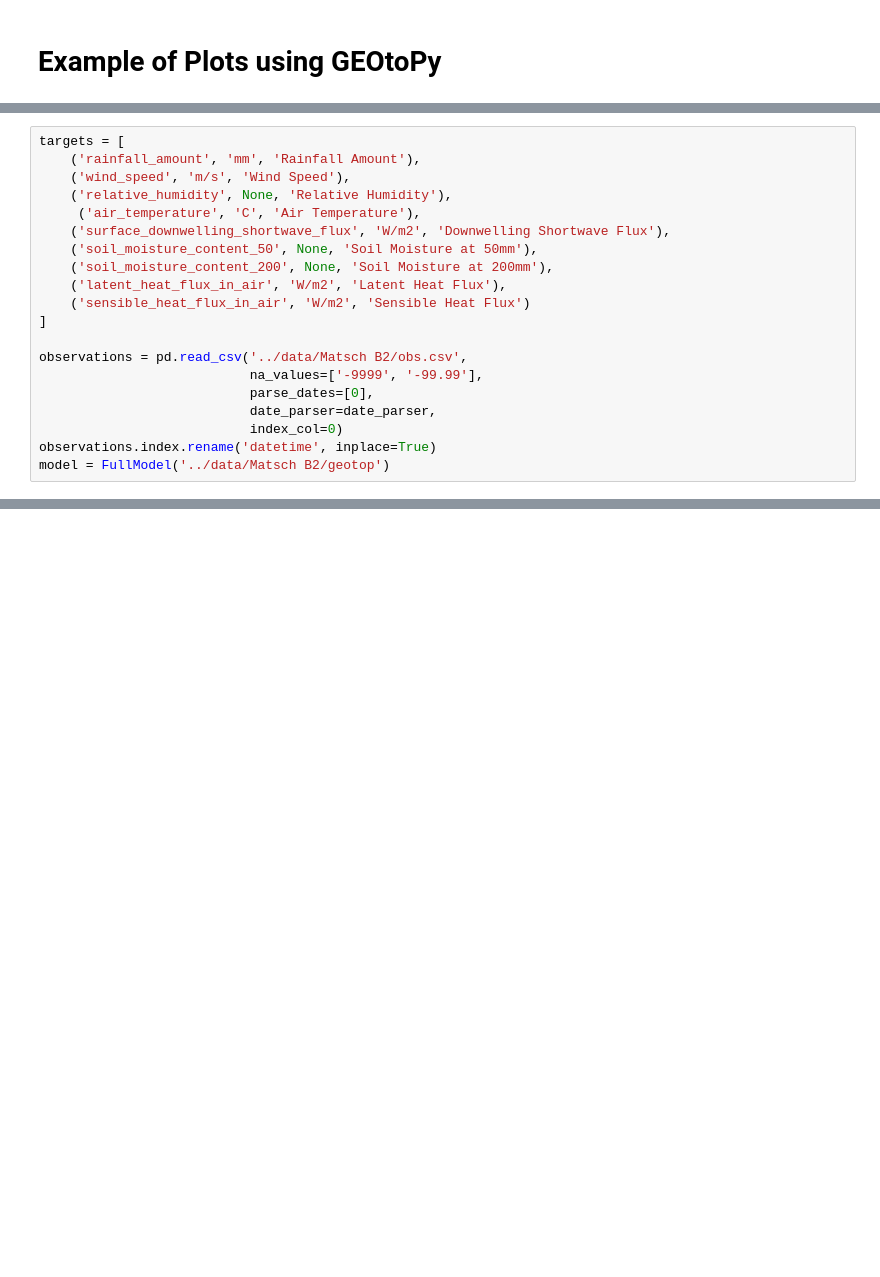
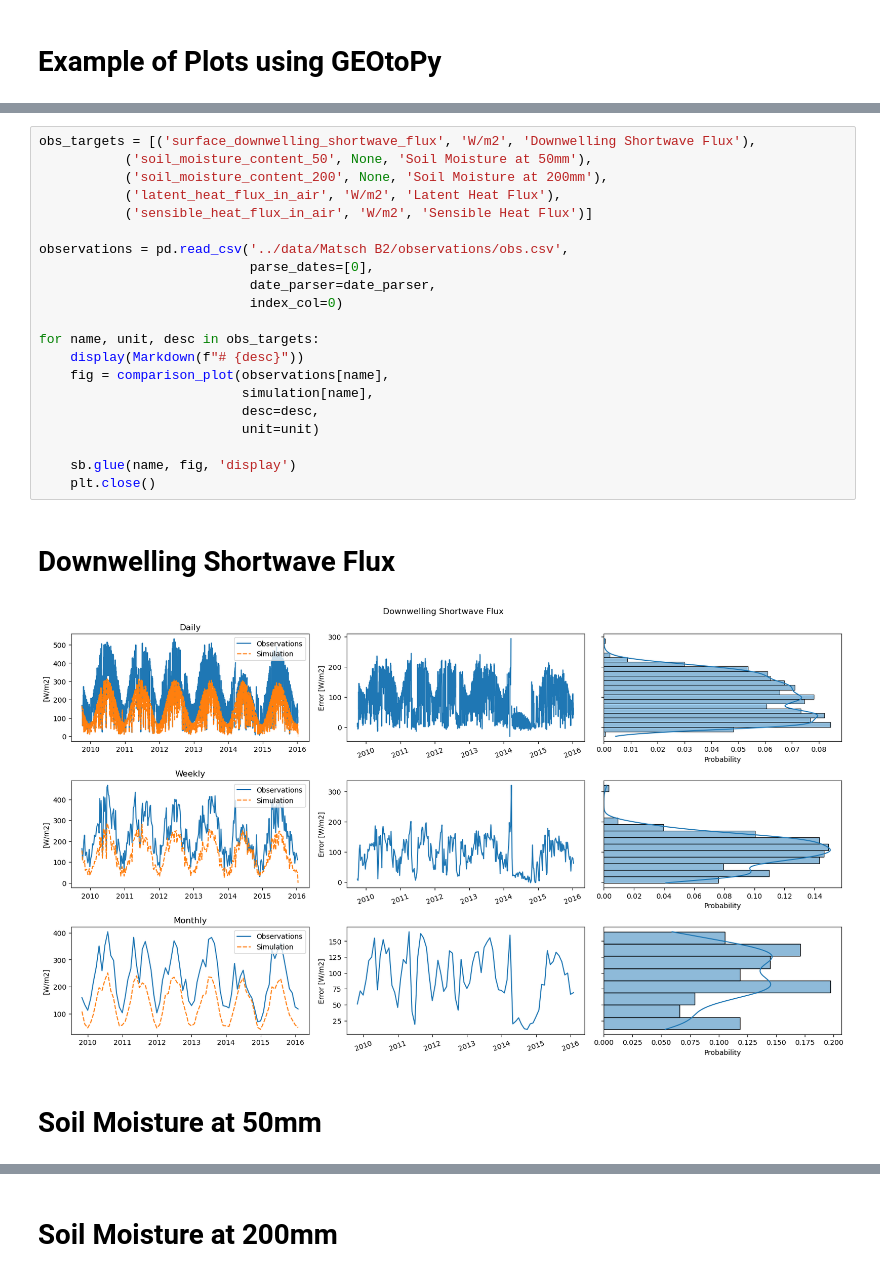
Before and after one commit to stefanocampanella/MHPC-project, a Jupyter notebook: notebooks/plots.ipynb, the cells around one changed output, grey strips where cells are left out. Drawn from its saved outputs; the diff is of its cells as text; blank space fills up the shorter version.

Commit message:
Massive inputs/outputs data refactoring

```diff
--- a/notebooks/plots.ipynb
+++ b/notebooks/plots.ipynb
@@ -10,20 +45,25 @@ from geotopy.utils import date_parser, comparison_plot
 # %%
-targets = [
-    ('rainfall_amount', 'mm', 'Rainfall Amount'),
-    ('wind_speed', 'm/s', 'Wind Speed'),
-    ('relative_humidity', None, 'Relative Humidity'),
-     ('air_temperature', 'C', 'Air Temperature'),
-    ('surface_downwelling_shortwave_flux', 'W/m2', 'Downwelling Shortwave Flux'),
-    ('soil_moisture_content_50', None, 'Soil Moisture at 50mm'),
-    ('soil_moisture_content_200', None, 'Soil Moisture at 200mm'),
-    ('latent_heat_flux_in_air', 'W/m2', 'Latent Heat Flux'),
-    ('sensible_heat_flux_in_air', 'W/m2', 'Sensible Heat Flux')
-]
+obs_targets = [('surface_downwelling_shortwave_flux', 'W/m2', 'Downwelling Shortwave Flux'),
+           ('soil_moisture_content_50', None, 'Soil Moisture at 50mm'),
+           ('soil_moisture_content_200', None, 'Soil Moisture at 200mm'),
+           ('latent_heat_flux_in_air', 'W/m2', 'Latent Heat Flux'),
+           ('sensible_heat_flux_in_air', 'W/m2', 'Sensible Heat Flux')]
 
-observations = pd.read_csv('../data/Matsch B2/obs.csv',
-                           na_values=['-9999', '-99.99'],
+observations = pd.read_csv('../data/Matsch B2/observations/obs.csv',
                            parse_dates=[0],
                            date_parser=date_parser,
                            index_col=0)
-observations.index.rename('datetime', inplace=True)
-model = FullModel('../data/Matsch B2/geotop')
+
+for name, unit, desc in obs_targets:
+    display(Markdown(f"# {desc}"))
+    fig = comparison_plot(observations[name],
+                          simulation[name],
+                          desc=desc,
+                          unit=unit)
+
+    sb.glue(name, fig, 'display')
+    plt.close()
+# %% [output]
+# Downwelling Shortwave Flux
+[figure, added]
+# Soil Moisture at 50mm
@@ -29,0 +71 @@ model = FullModel('../data/Matsch B2/geotop')
+# Soil Moisture at 200mm
```
Also changed, not shown: parts of 5 cells of this notebook, 14 other files.
